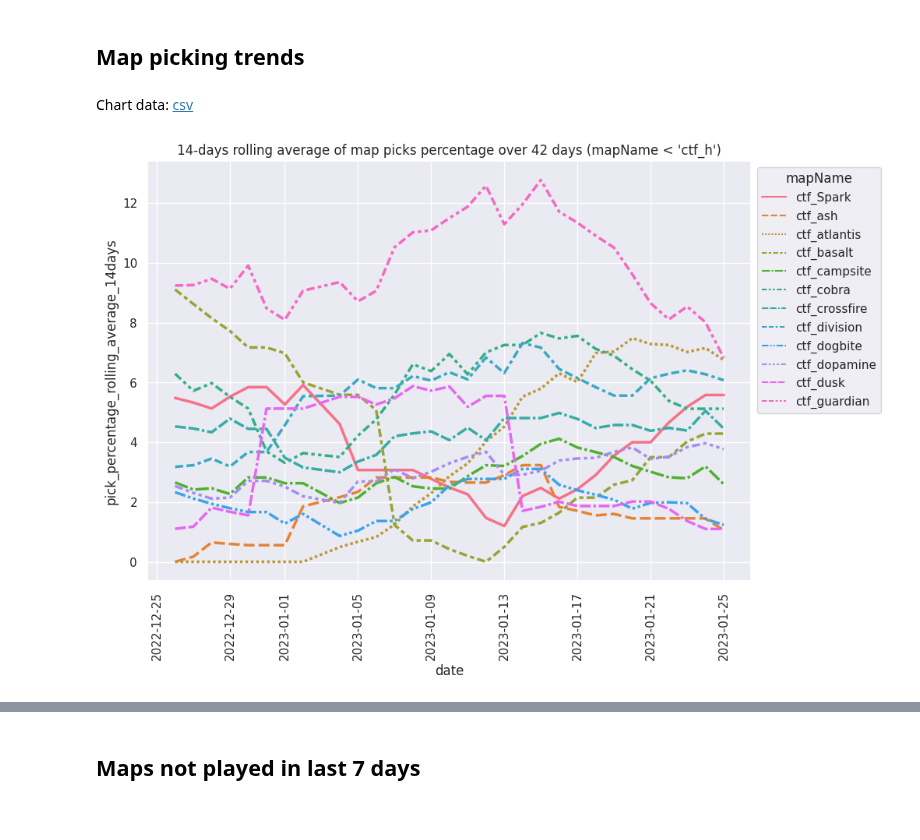
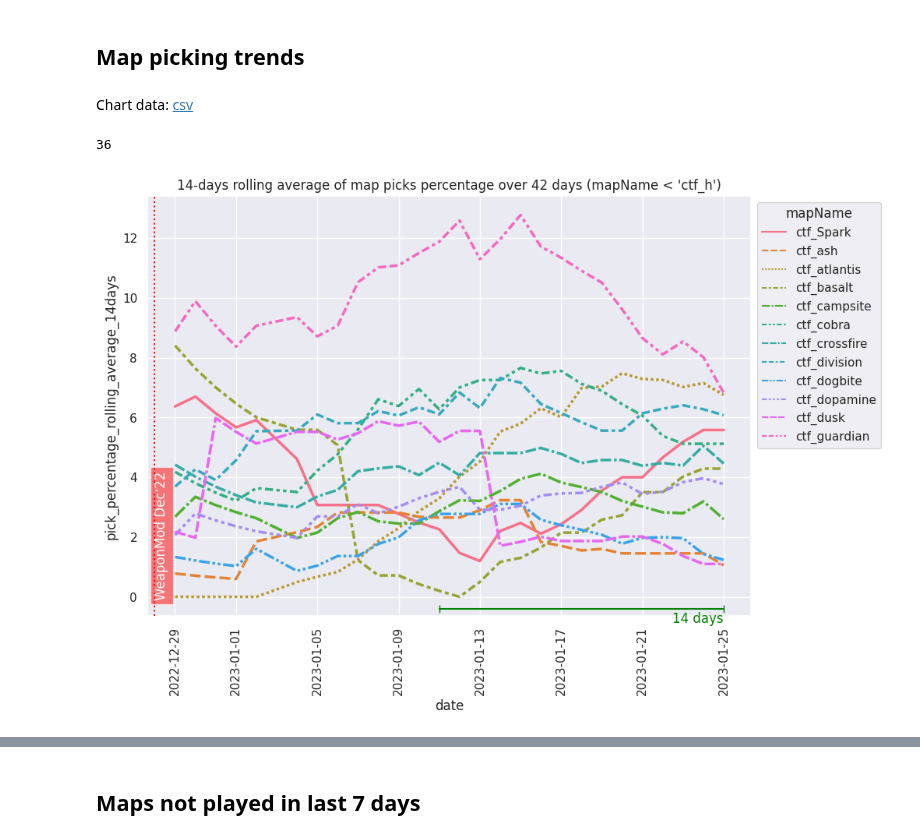
Before and after one commit to s2vndl/s2_1st_tournament_stats, a Jupyter notebook: stats_maps_trends.ipynb, the cells around one changed output, grey strips where cells are left out. Saved outputs shown, nothing was run; the diff lists cells and outputs as text; code cells hidden in the pictures.

```diff
--- a/stats_maps_trends.ipynb
+++ b/stats_maps_trends.ipynb
@@ -68,6 +68,9 @@ pd.read_sql_query(query, con)
 # %% [markdown]
 ## Map picking trends
 # %%
+from datetime import timedelta
+from matplotlib.lines import Line2D
+from s2_analytics.constants import WEAPON_MODS_DATES
 from matplotlib.ticker import FixedLocator
 
 
@@ -78,34 +81,50 @@ def rolling_average_map_pick(condition, id, days, height=10):
         mapName,
         date,
         100.0 * rounds_played / (select sum(rounds_played) from map_picks_by_date mpd2 where mpd.date = mpd2.date) as pick_percentage
     from map_picks_by_date mpd
         where {condition}
         and date >= datetime('now', '-{total_period} days')
     """, con, parse_dates=['date'])
 
     def generate_rolling_average_plot(df, days):
         groupby = df.groupby("mapName", as_index=False, group_keys=False)
         df[f"pick_percentage_rolling_average_{days}days"] = groupby.apply(
             lambda grp, freq: grp.rolling(freq, on='date', min_periods=int(0.75 * days))['pick_percentage'].mean(),
             f"{days}D")
         sns.set(rc={'figure.figsize': (10, height)})
         plt = sns.lineplot(df, x="date", y=f"pick_percentage_rolling_average_{days}days", style="mapName",
                            hue="mapName", linewidth=2.5)
         plt.xaxis.set_major_locator(FixedLocator(plt.get_xticks().tolist()))
         plt.set_xticklabels(plt.get_xticklabels(), rotation=90)
         plt.set_title(f"{days}-days rolling average of map picks percentage over {total_period} days ({condition})")
         sns.move_legend(plt, "upper left", bbox_to_anchor=(1, 1))
+        # weaponmod marker
+        chart_start_date = df["date"].min()
+        if chart_start_date < WEAPON_MODS_DATES[-1]:
+            for date in WEAPON_MODS_DATES:
+                if date > chart_start_date:
+                    plt.axvline(date, color="red", linestyle="dotted", zorder=3)
+                    plt.text(date, 0, 'WeaponMod ' + date.date().strftime("%b'%y"), rotation=90, color="white",
+                             bbox = dict(facecolor = 'red', alpha = 0.5), zorder=3)
+
+        # average period marker
+        max_date = df["date"].max()
+        print((df["date"].max() - df["date"].min()).days)
+        plt.add_line(Line2D([max_date - timedelta(days=days), max_date], [-0.4, -0.4], color="green", zorder=3, marker="|", markersize=7))
+        plt.text(max_date, -0.5, f"{days} days", color="green", ha="right", va="top", zorder=3)
+
         return plt, df
 
     dump_csv(df, f"map-trends-{id}-{days}-days-avg")
     generate_rolling_average_plot(df, days)
 
 
 rolling_average_map_pick("mapName < 'ctf_h'", "a-g", 14, height=7)
 pass
 # %% [output]
 Chart data: [csv](data/map-trends-a-g-14-days-avg.csv)
+36
-[figure, old version]
+[figure, new version]
 # %%
 rolling_average_map_pick("mapName >= 'ctf_h'", "h-z", 14, height=7)
 pass
```
Also changed, not shown: parts of 4 cells of this notebook, 57 other files.
